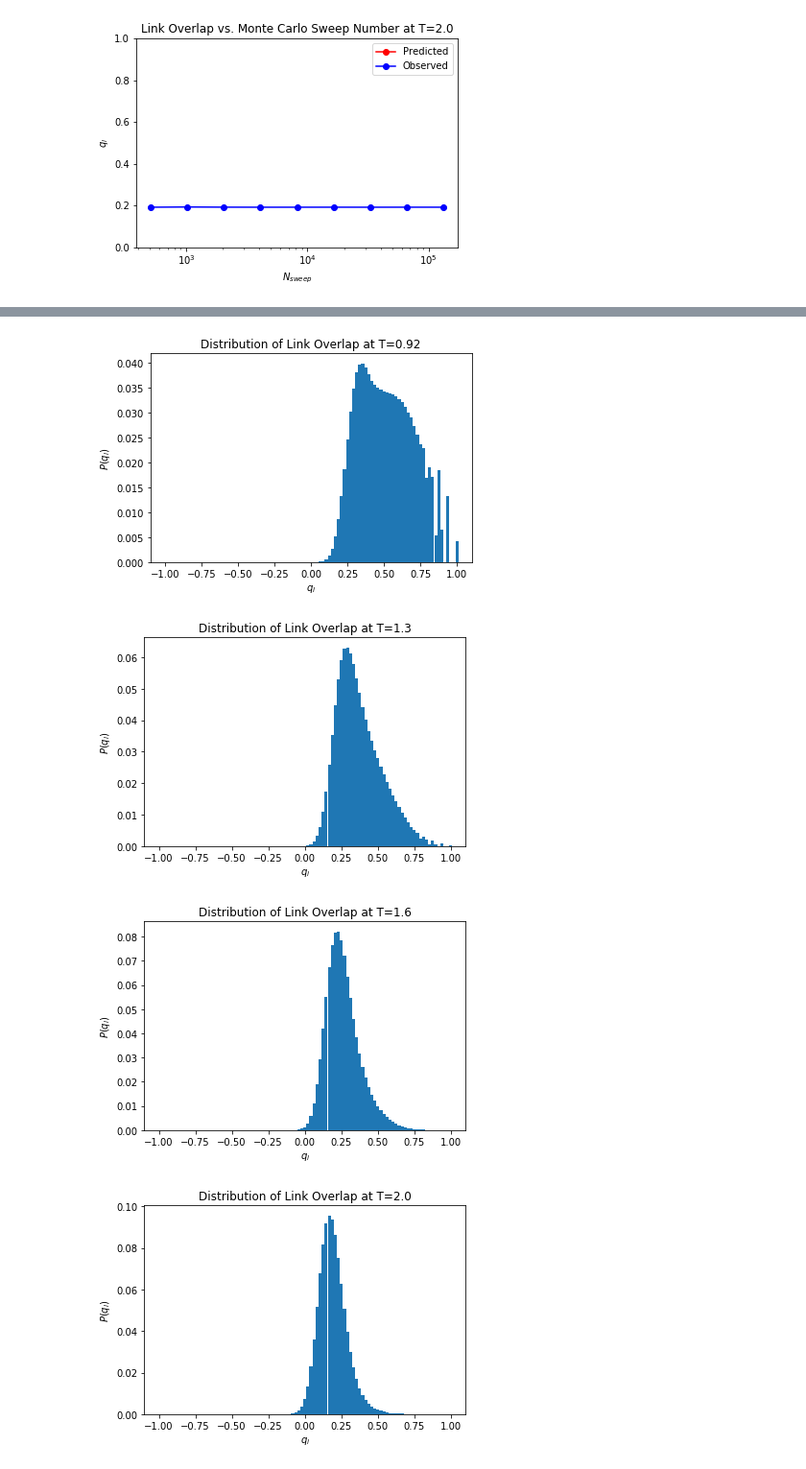
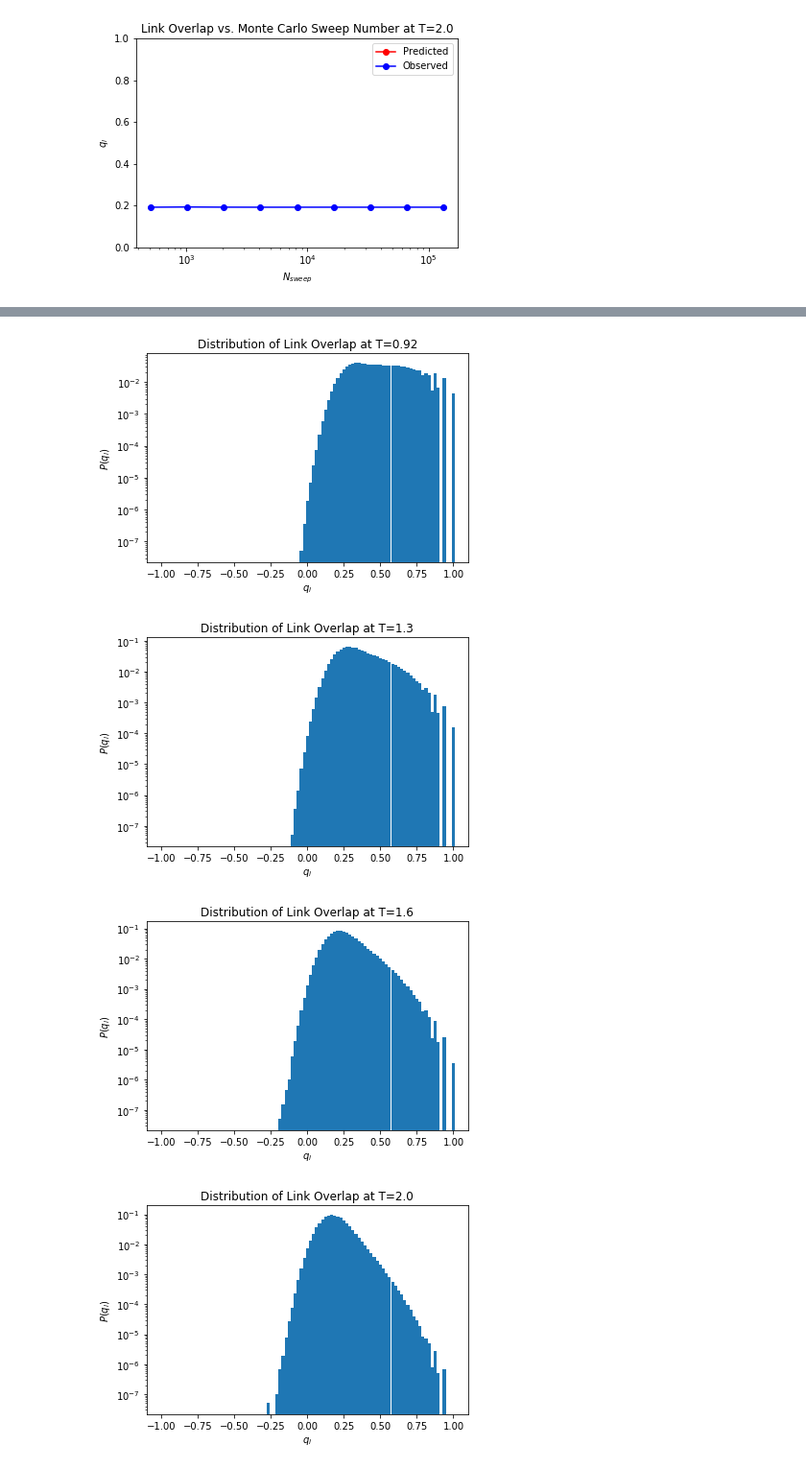
Before and after one commit to g-peery/montecarlo-ea, a Jupyter notebook: Notebook/Parallel Tempering Edwards Anderson.ipynb, the cells around one changed output, grey strips where cells are left out. Shown at 96% size. Cells and saved outputs as stored; diff of their text form; code cells hidden in the pictures.

```diff
--- a/Notebook/Parallel Tempering Edwards Anderson.ipynb
+++ b/Notebook/Parallel Tempering Edwards Anderson.ipynb
@@ -993,5 +992,6 @@ Let's take a look at distributions of spin overlap $q$. Previous results suggest
 # For each temperature index, display the plot
 # Meta stores information about temperatures and inverses (betas)
 for i in range(len(big_sim.meta.index)):
+    plt.yscale("log")
     big_sim.plot_spin_dist(i)
 # %% [output]
@@ -1009,5 +1009,6 @@ With renewed confidence, let's take a look at link overlap $q_l$:
 # For each temperature index, display the plot
 # Meta stores information about temperatures and inverses (betas)
 for i in range(len(big_sim.meta.index)):
+    plt.yscale("log")
     big_sim.plot_link_dist(i)
 # %% [output]
@@ -1016,5 +1017,5 @@ for i in range(len(big_sim.meta.index)):
-[figure, old version]
+[figure, new version]
-[figure, old version]
+[figure, new version]
-[figure, old version]
+[figure, new version]
-[figure, old version]
+[figure, new version]
 # %% [markdown]
```
Also changed, not shown: parts of 20 cells of this notebook, 8 other files.
